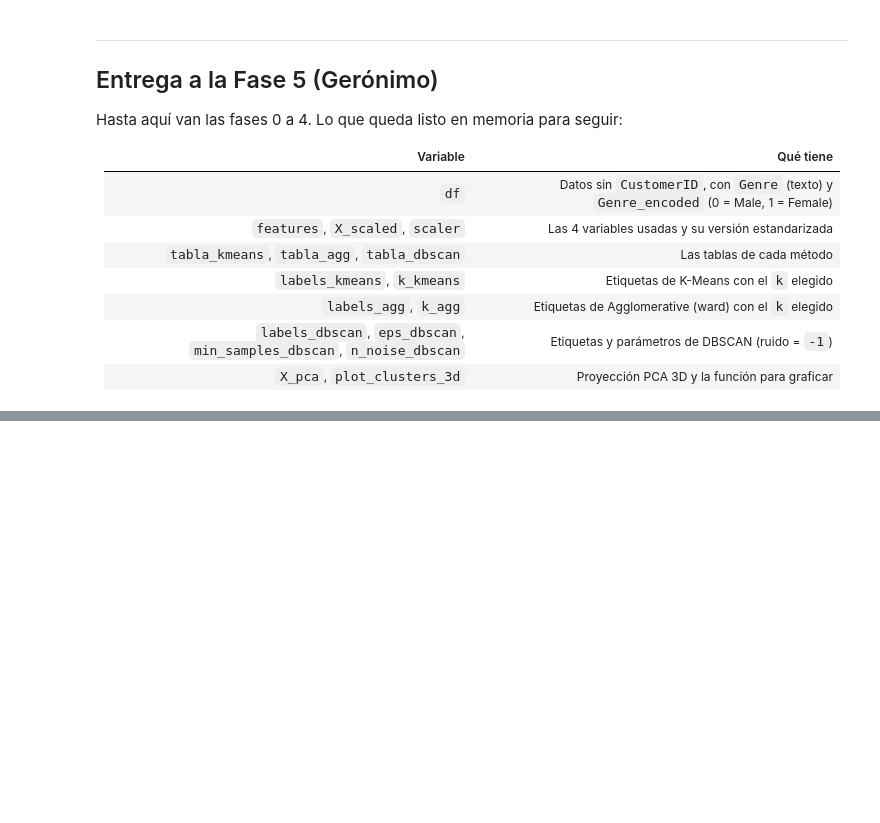
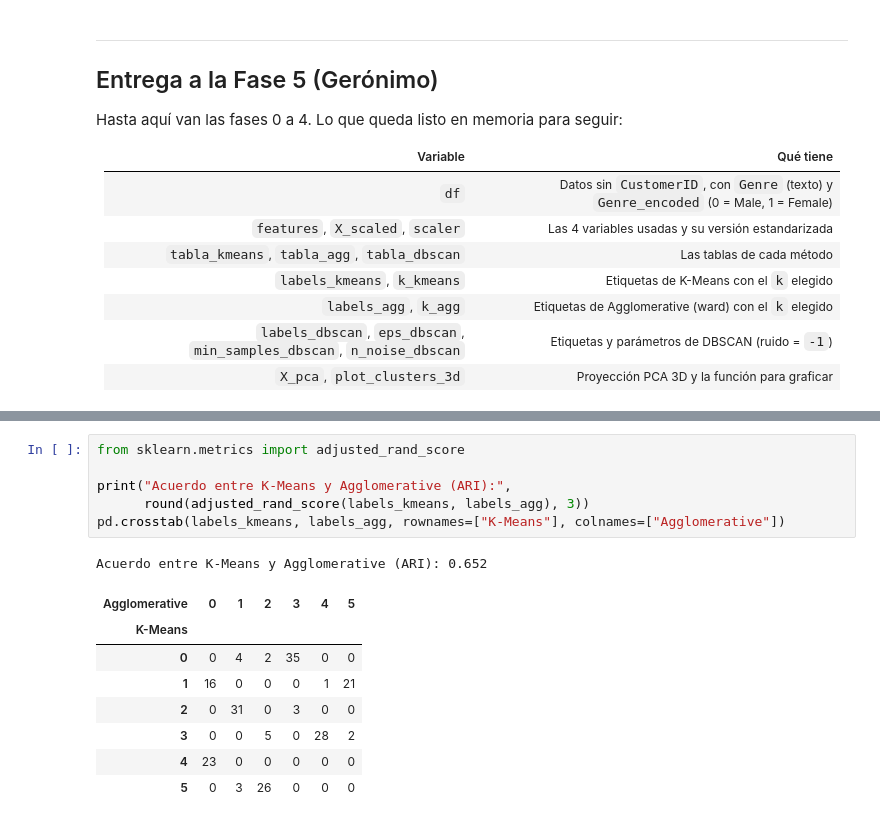
Before and after one commit to kepabonsaeafit/fundamentos-aa-2026, a Jupyter notebook: talleres/workshop3-clustering/workshop3_clustering_mall.ipynb, the cells around one changed output, grey strips where cells are left out. Saved outputs shown, nothing was run; the diff lists cells and outputs as text; blank space fills up the shorter version.

```diff
--- a/talleres/workshop3-clustering/workshop3_clustering_mall.ipynb
+++ b/talleres/workshop3-clustering/workshop3_clustering_mall.ipynb
@@ -570,0 +621,16 @@ Hasta aquí van las fases 0 a 4. Lo que queda listo en memoria para seguir:
+# %%
+from sklearn.metrics import adjusted_rand_score
+
+print("Acuerdo entre K-Means y Agglomerative (ARI):",
+      round(adjusted_rand_score(labels_kmeans, labels_agg), 3))
+pd.crosstab(labels_kmeans, labels_agg, rownames=["K-Means"], colnames=["Agglomerative"])
+# %% [output]
+Acuerdo entre K-Means y Agglomerative (ARI): 0.652
+| Agglomerative | 0 | 1 | 2 | 3 | 4 | 5 |
+| K-Means |  |  |  |  |  |  |
+| 0 | 0 | 4 | 2 | 35 | 0 | 0 |
+| 1 | 16 | 0 | 0 | 0 | 1 | 21 |
+| 2 | 0 | 31 | 0 | 3 | 0 | 0 |
+| 3 | 0 | 0 | 5 | 0 | 28 | 2 |
+| 4 | 23 | 0 | 0 | 0 | 0 | 0 |
+| 5 | 0 | 3 | 26 | 0 | 0 | 0 |
```
Also changed, not shown: parts of 30 cells of this notebook, 1 other file.
